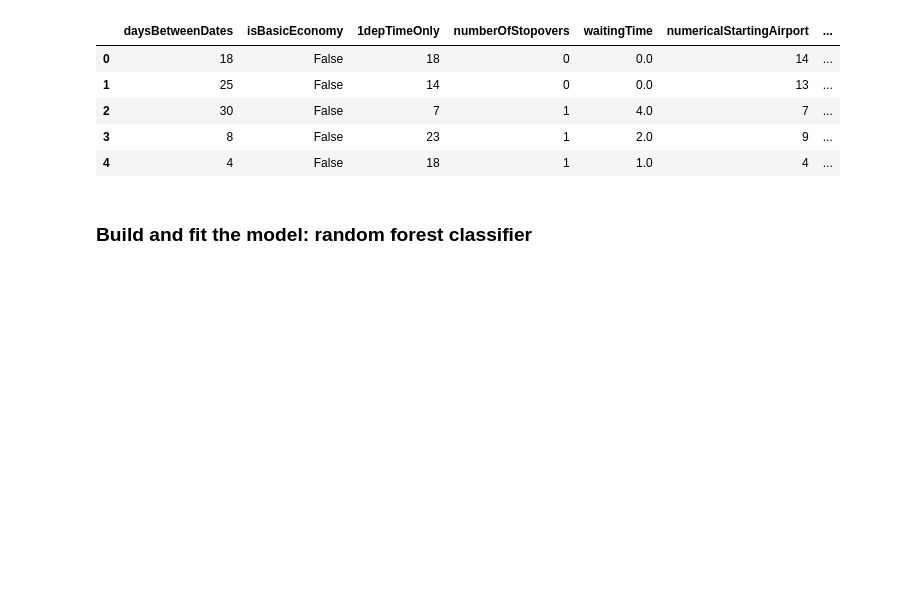
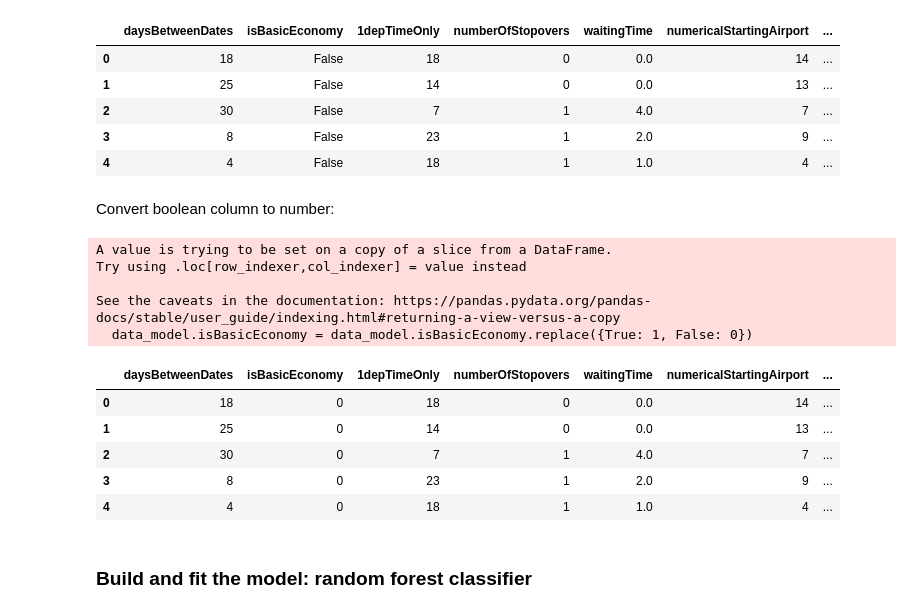
Before and after one commit to maria-pigazzi/flight-predictions-project, a Jupyter notebook: src/explore.ipynb, the cells around one changed output. Cells and saved outputs as stored; diff of their text form; code cells hidden in the pictures; blank space fills up the shorter version.

```diff
--- a/src/explore.ipynb
+++ b/src/explore.ipynb
@@ -1332,6 +1332,25 @@ data_model.head()
 | 2 | 30 | False | 7 | 1 | 4.0 | 7 | ... |
 | 3 | 8 | False | 23 | 1 | 2.0 | 9 | ... |
 | 4 | 4 | False | 18 | 1 | 1.0 | 4 | ... |
+# %% [markdown]
+Convert boolean column to number:
+# %%
+data_model.isBasicEconomy = data_model.isBasicEconomy.replace({True: 1, False: 0})
+# %% [output]
+A value is trying to be set on a copy of a slice from a DataFrame.
+Try using .loc[row_indexer,col_indexer] = value instead
+
+See the caveats in the documentation: https://pandas.pydata.org/pandas-docs/stable/user_guide/indexing.html#returning-a-view-versus-a-copy
+  data_model.isBasicEconomy = data_model.isBasicEconomy.replace({True: 1, False: 0})
+# %%
+data_model.head()
+# %% [output]
+|  | daysBetweenDates | isBasicEconomy | 1depTimeOnly | numberOfStopovers | waitingTime | numericalStartingAirport | ... |
+| 0 | 18 | 0 | 18 | 0 | 0.0 | 14 | ... |
+| 1 | 25 | 0 | 14 | 0 | 0.0 | 13 | ... |
+| 2 | 30 | 0 | 7 | 1 | 4.0 | 7 | ... |
+| 3 | 8 | 0 | 23 | 1 | 2.0 | 9 | ... |
+| 4 | 4 | 0 | 18 | 1 | 1.0 | 4 | ... |
 # %% [markdown]
 ### Build and fit the model: random forest classifier
 # %%
```
Also changed, not shown: parts of 24 cells of this notebook.
